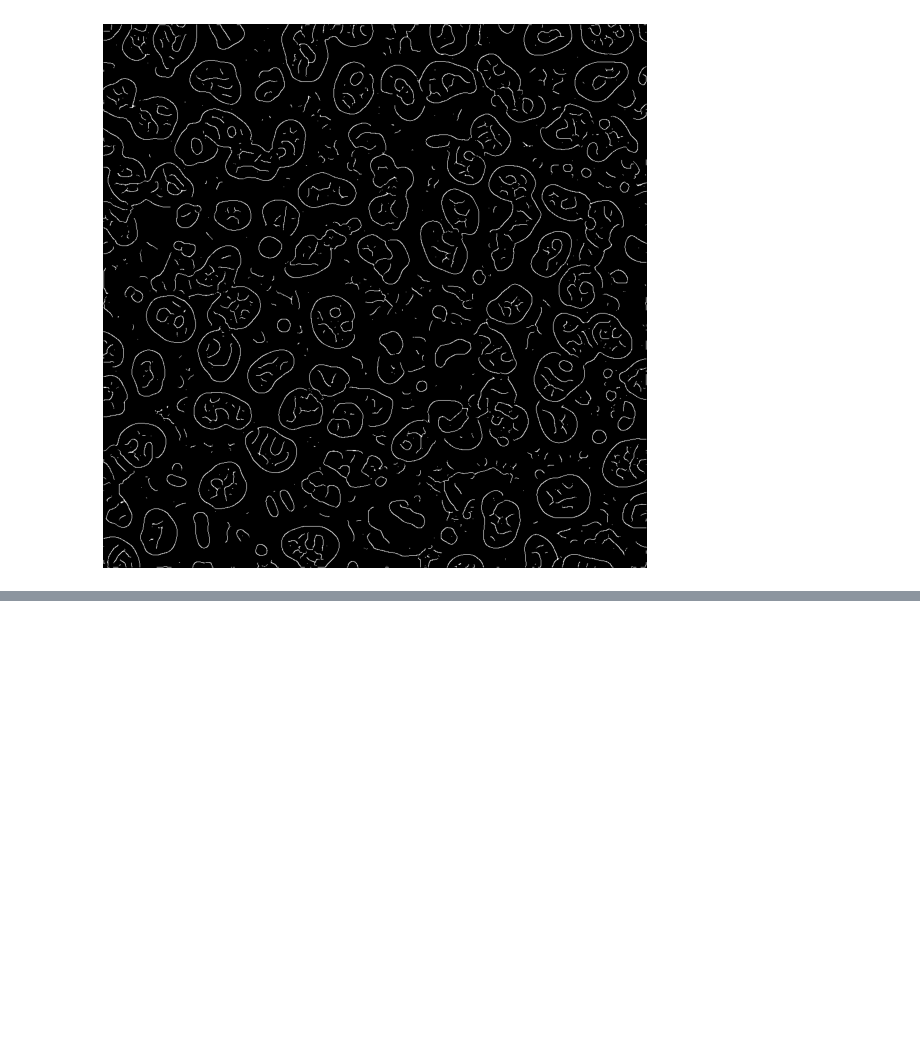
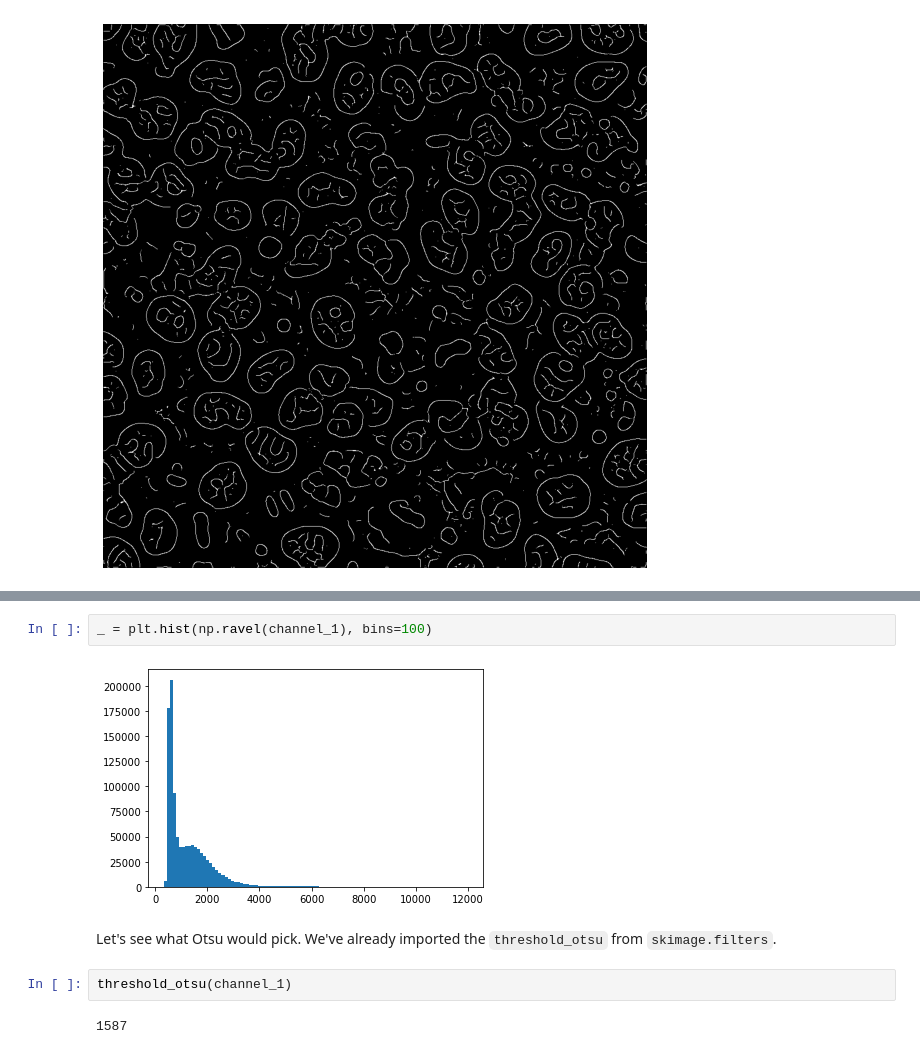
Before and after one commit to IES-HelmholtzZentrumMunchen/single-cell-analysis-course-2022, a Jupyter notebook: notebooks/02_image_filters.ipynb, the cells around one changed output, grey strips where cells are left out. Saved outputs shown, nothing was run; the diff lists cells and outputs as text; blank space fills up the shorter version.

```diff
--- a/notebooks/02_image_filters.ipynb
+++ b/notebooks/02_image_filters.ipynb
@@ -160,0 +177,10 @@ ax.axis('off')
+# %%
+_ = plt.hist(np.ravel(channel_1), bins=100)
+# %% [output]
+[figure, added]
+# %% [markdown]
+Let's see what Otsu would pick. We've already imported the `threshold_otsu` from `skimage.filters`.
+# %%
+threshold_otsu(channel_1)
+# %% [output]
+1587
```
Also changed, not shown: parts of 11 cells of this notebook, 9 other files.
